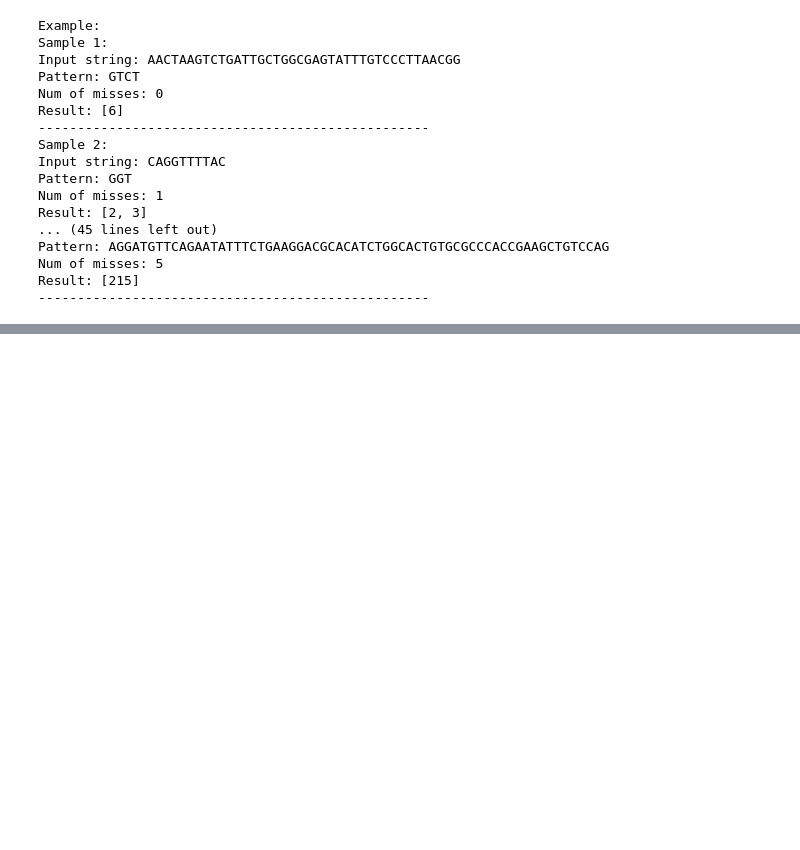
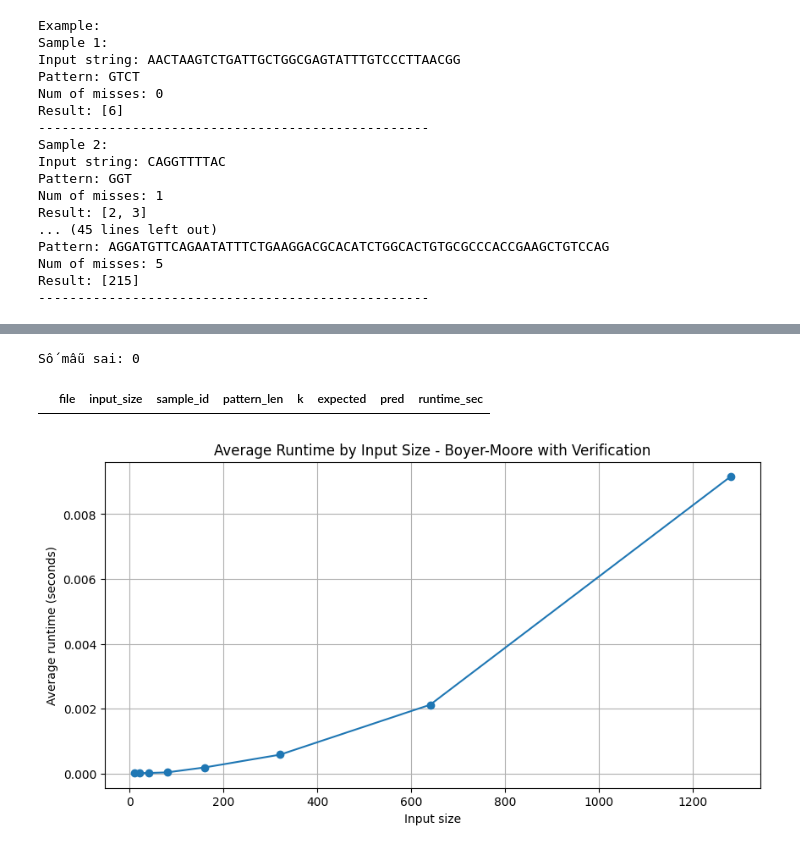
Before and after one commit to ntrThanh/dna-matching, a Jupyter notebook: experiments/ntthanh/experiment.ipynb, the cells around one changed output, grey strips where cells are left out. Saved outputs shown, nothing was run; the diff lists cells and outputs as text; code cells hidden in the pictures; blank space fills up the shorter version.

Commit message:
done boyer_moore

```diff
--- a/experiments/ntthanh/experiment.ipynb
+++ b/experiments/ntthanh/experiment.ipynb
@@ -90,0 +177,13 @@ Result: [215]
+# %%
+from boyer_moore import BoyerMooreWithVerification
+algo = BoyerMooreWithVerification()
+
+all_dfs = []
+
+for f_path in PATH_FILES:
+    df_file = test_algorithm_on_file(algo, f_path)
+    all_dfs.append(df_file)
+
+df_all = pd.concat(all_dfs, ignore_index=True)
+
+df_all.head()
@@ -90,0 +197,17 @@ Result: [215]
+# %%
+summary = df_all.groupby("input_size").agg(
+    num_samples=("sample_id", "count"),
+    num_correct=("valid", "sum"),
+    avg_runtime_sec=("runtime_sec", "mean"),
+    median_runtime_sec=("runtime_sec", "median"),
+    min_runtime_sec=("runtime_sec", "min"),
+    max_runtime_sec=("runtime_sec", "max"),
+    total_runtime_sec=("runtime_sec", "sum"),
+    avg_pattern_len=("pattern_len", "mean"),
+    avg_k=("k", "mean"),
+).reset_index()
+
+summary["num_wrong"] = summary["num_samples"] - summary["num_correct"]
+summary["accuracy"] = summary["num_correct"] / summary["num_samples"]
+
+summary
@@ -90,0 +268,30 @@ Result: [215]
+# %%
+wrong_df = df_all[df_all["valid"] == False]
+
+print("Số mẫu sai:", len(wrong_df))
+
+wrong_df[[
+    "file",
+    "input_size",
+    "sample_id",
+    "pattern_len",
+    "k",
+    "expected",
+    "pred",
+    "runtime_sec"
+]].head(10)
+# %% [output]
+Số mẫu sai: 0
+|  | file | input_size | sample_id | pattern_len | k | expected | pred | runtime_sec |
+# %%
+import matplotlib.pyplot as plt
+
+plt.figure(figsize=(10, 5))
+plt.plot(summary["input_size"], summary["avg_runtime_sec"], marker="o")
+plt.xlabel("Input size")
+plt.ylabel("Average runtime (seconds)")
+plt.title(f"Average Runtime by Input Size - {algo.name}")
+plt.grid(True)
+plt.show()
+# %% [output]
+[figure, added]
```
Also changed, not shown: parts of 10 cells of this notebook, 1 other file.
